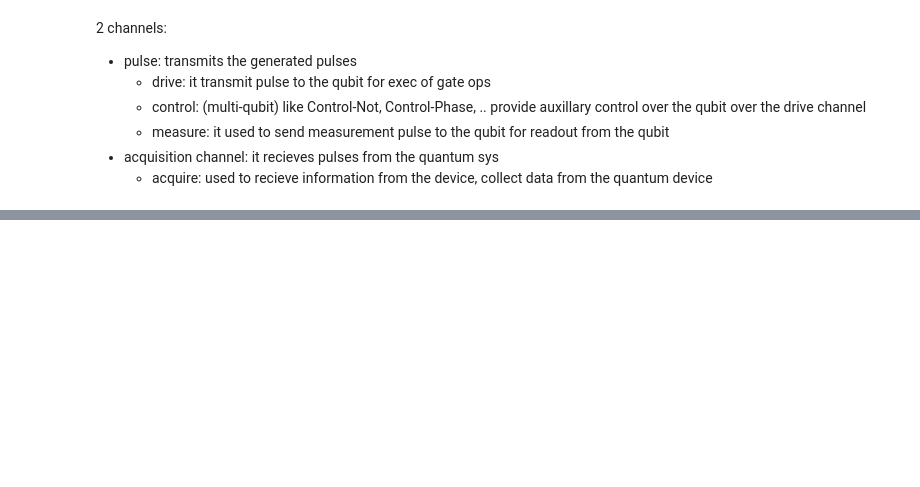
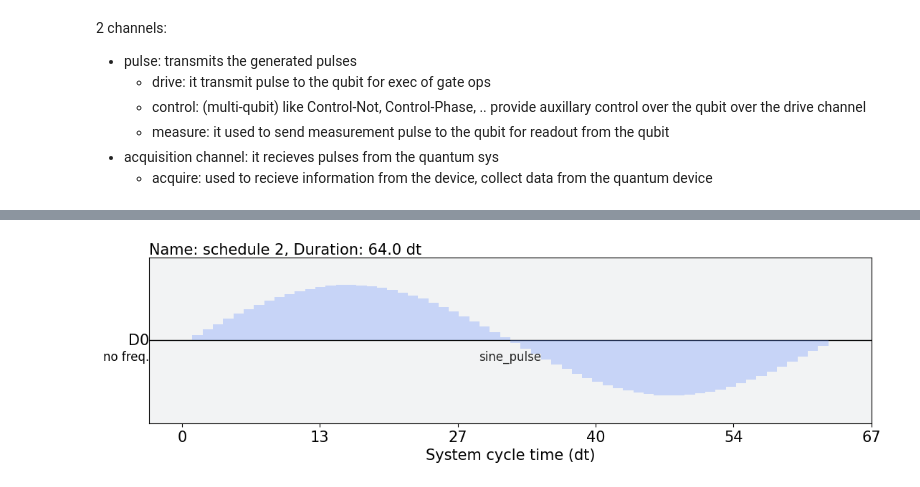
Before and after one commit to dipankardas011/Quantum-Coding, a Jupyter notebook: pulse-schedules.ipynb, the cells around one changed output, grey strips where cells are left out. Cells and saved outputs as stored; diff of their text form; code cells hidden in the pictures; blank space fills up the shorter version.

```diff
--- a/pulse-schedules.ipynb
+++ b/pulse-schedules.ipynb
@@ -62,8 +62,8 @@ array([ 0.00000000e+00,  9.95678466e-02,  1.98146143e-01,  2.94755174e-01,
        -6.42787610e-01, -5.63320058e-01, -4.78253979e-01, -3.88434796e-01,
        -2.94755174e-01, -1.98146143e-01, -9.95678466e-02, -2.44929360e-16])
 # %%
-sample = Waveform(samples=data, name="sine_pulse")
-sample.draw()
+sine_pulse = Waveform(samples=data, name="sine_pulse")
+sine_pulse.draw()
 # %% [output]
 [figure]
 # %%
@@ -82,0 +89,6 @@ x.draw(show_waveform_info=True)
+# %%
+schedule_2 = Schedule(name="schedule 2")
+schedule_2.insert(0, Play(sine_pulse, DriveChannel(0)), inplace=True)
+schedule_2.draw()
+# %% [output]
+[figure, added]
```
Also changed, not shown: parts of 8 cells of this notebook, 2 other files.
